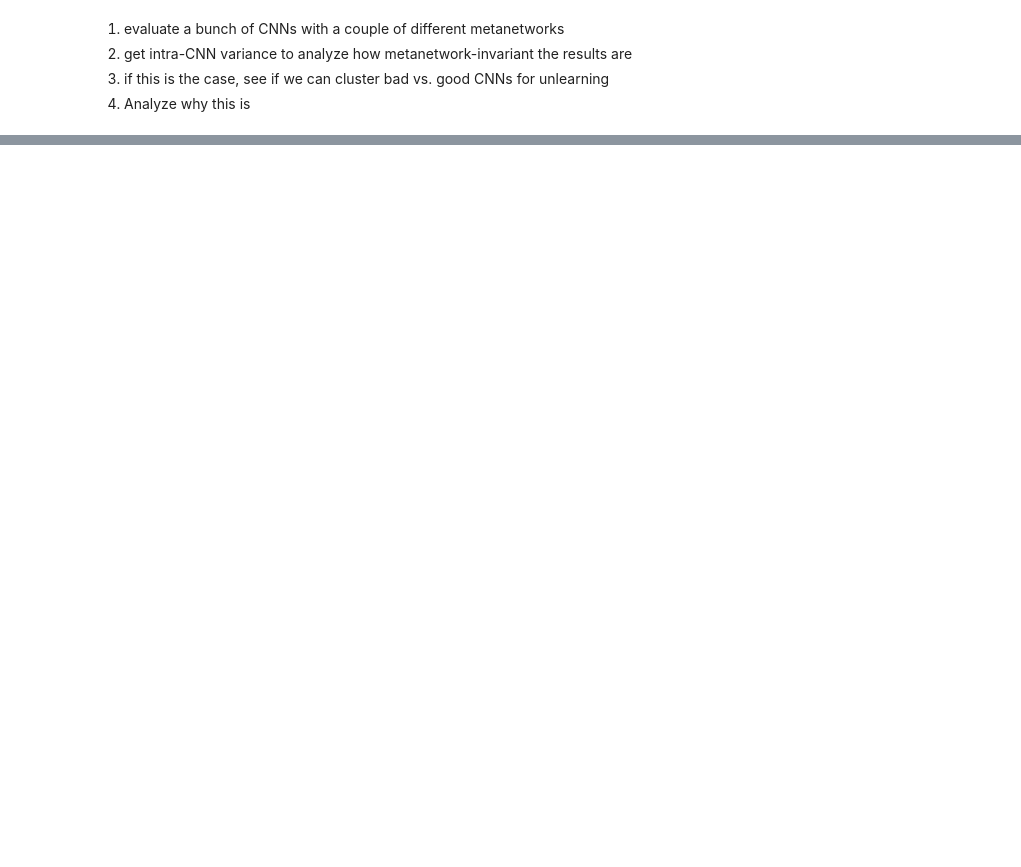
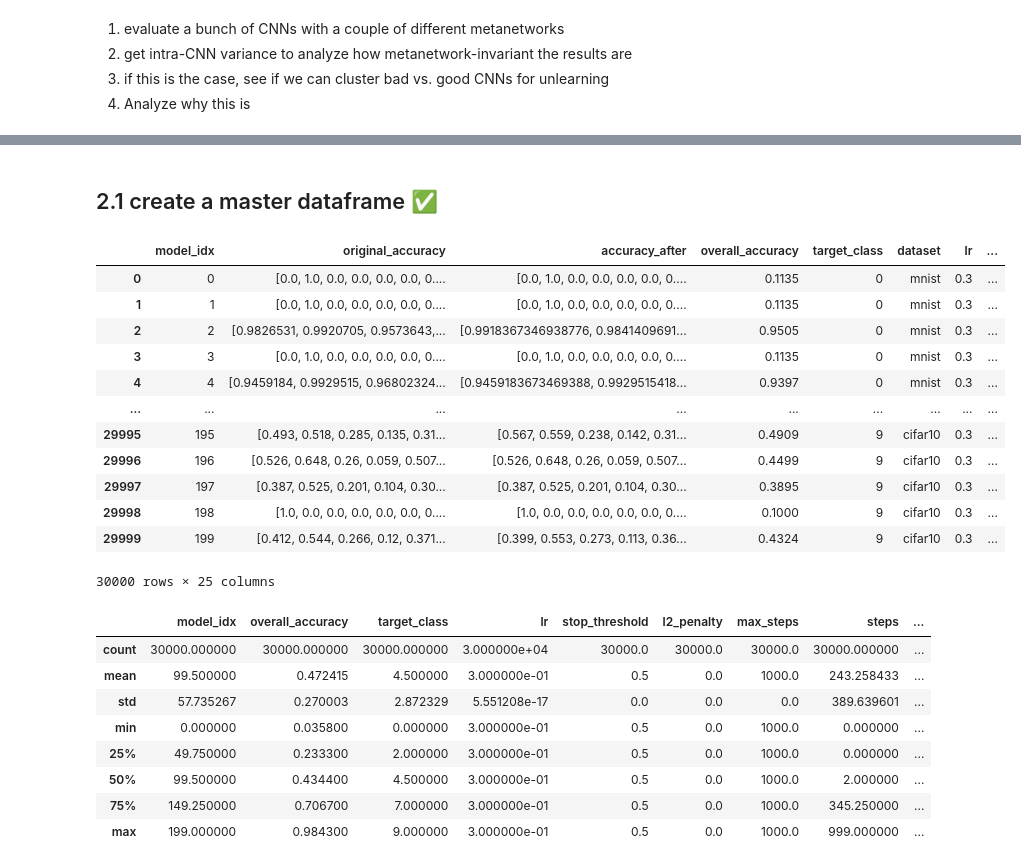
Before and after one commit to SimonIlic/WeightSpaceClassifier, a Jupyter notebook: notebooks/good_and_bad_CNNs.ipynb, the cells around one changed output, grey strips where cells are left out. Saved outputs shown, nothing was run; the diff lists cells and outputs as text; code cells hidden in the pictures; blank space fills up the shorter version.

```diff
--- a/notebooks/good_and_bad_CNNs.ipynb
+++ b/notebooks/good_and_bad_CNNs.ipynb
@@ -59,0 +113,55 @@ for dataset in datasets:
+# %% [markdown]
+## 2.1 create a master dataframe ✅
+# %%
+import pandas as pd
+import numpy as np
+import ast
+from cnn_surgery.utils import metrics
+
+datasets = ["mnist", "fashion_mnist", "cifar10"]
+
+master_df = pd.DataFrame()
+
+for dataset in datasets:
+    for i in range(5):
+        for j in range(10):
+            path = f"../experiments/good-bad/{dataset}_eval_results_meta_{i}_class_{j}.csv"
+            df = pd.read_csv(path)
+
+            # calculate metrics
+            df['max_difference'] = df.apply(lambda row: metrics.max_difference(ast.literal_eval(row['original_accuracy']), ast.literal_eval(row['accuracy_after']), row['target_class']), axis=1)
+            df['clipped_negative_mean_difference'] = df.apply(lambda row: metrics.clipped_negative_mean_difference(ast.literal_eval(row['original_accuracy']), ast.literal_eval(row['accuracy_after']), row['target_class']), axis=1)
+            #df['relative_clipped_negative_mean_difference'] = df.apply(lambda row: metrics.clipped_negative_mean_difference(ast.literal_eval(row['original_accuracy']), ast.literal_eval(row['accuracy_after']), row['target_class'], proportional=True), axis=1)
+            df['target_difference'] = df.apply(lambda row: metrics.target_difference(ast.literal_eval(row['original_accuracy']), ast.literal_eval(row['accuracy_after']), row['target_class']), axis=1)
+            df['mse_init_pred'] = df.apply(lambda row: ((np.array(ast.literal_eval(row['init_pred'])) - np.array(ast.literal_eval(row['original_accuracy'])))**2).mean(), axis=1)
+            df['metanetwork_idx'] = i
+            df['metanetwork_path'] = f"../models/good_bad_experiment_2/{dataset}_metanetwork_{i}.pt"
+            df['metanetwork_metrics_path'] = f"../models/good_bad_experiment_2/{dataset}_metanetwork_{i}_metrics.json"
+
+            master_df = pd.concat([master_df, df], ignore_index=True)
+
+display(master_df)
+master_df.describe()
+# %% [output]
+|  | model_idx | original_accuracy | accuracy_after | overall_accuracy | target_class | dataset | lr | ... |
+| 0 | 0 | [0.0, 1.0, 0.0, 0.0, 0.0, 0.0, 0.... | [0.0, 1.0, 0.0, 0.0, 0.0, 0.0, 0.... | 0.1135 | 0 | mnist | 0.3 | ... |
+| 1 | 1 | [0.0, 1.0, 0.0, 0.0, 0.0, 0.0, 0.... | [0.0, 1.0, 0.0, 0.0, 0.0, 0.0, 0.... | 0.1135 | 0 | mnist | 0.3 | ... |
+| 2 | 2 | [0.9826531, 0.9920705, 0.9573643,... | [0.9918367346938776, 0.9841409691... | 0.9505 | 0 | mnist | 0.3 | ... |
+| 3 | 3 | [0.0, 1.0, 0.0, 0.0, 0.0, 0.0, 0.... | [0.0, 1.0, 0.0, 0.0, 0.0, 0.0, 0.... | 0.1135 | 0 | mnist | 0.3 | ... |
+| 4 | 4 | [0.9459184, 0.9929515, 0.96802324... | [0.9459183673469388, 0.9929515418... | 0.9397 | 0 | mnist | 0.3 | ... |
+| ... | ... | ... | ... | ... | ... | ... | ... | ... |
+| 29995 | 195 | [0.493, 0.518, 0.285, 0.135, 0.31... | [0.567, 0.559, 0.238, 0.142, 0.31... | 0.4909 | 9 | cifar10 | 0.3 | ... |
+| 29996 | 196 | [0.526, 0.648, 0.26, 0.059, 0.507... | [0.526, 0.648, 0.26, 0.059, 0.507... | 0.4499 | 9 | cifar10 | 0.3 | ... |
+| 29997 | 197 | [0.387, 0.525, 0.201, 0.104, 0.30... | [0.387, 0.525, 0.201, 0.104, 0.30... | 0.3895 | 9 | cifar10 | 0.3 | ... |
+| 29998 | 198 | [1.0, 0.0, 0.0, 0.0, 0.0, 0.0, 0.... | [1.0, 0.0, 0.0, 0.0, 0.0, 0.0, 0.... | 0.1000 | 9 | cifar10 | 0.3 | ... |
+| 29999 | 199 | [0.412, 0.544, 0.266, 0.12, 0.371... | [0.399, 0.553, 0.273, 0.113, 0.36... | 0.4324 | 9 | cifar10 | 0.3 | ... |
+30000 rows × 25 columns
+|  | model_idx | overall_accuracy | target_class | lr | stop_threshold | l2_penalty | max_steps | steps | ... |
+| count | 30000.000000 | 30000.000000 | 30000.000000 | 3.000000e+04 | 30000.0 | 30000.0 | 30000.0 | 30000.000000 | ... |
+| mean | 99.500000 | 0.472415 | 4.500000 | 3.000000e-01 | 0.5 | 0.0 | 1000.0 | 243.258433 | ... |
+| std | 57.735267 | 0.270003 | 2.872329 | 5.551208e-17 | 0.0 | 0.0 | 0.0 | 389.639601 | ... |
+| min | 0.000000 | 0.035800 | 0.000000 | 3.000000e-01 | 0.5 | 0.0 | 1000.0 | 0.000000 | ... |
+| 25% | 49.750000 | 0.233300 | 2.000000 | 3.000000e-01 | 0.5 | 0.0 | 1000.0 | 0.000000 | ... |
+| 50% | 99.500000 | 0.434400 | 4.500000 | 3.000000e-01 | 0.5 | 0.0 | 1000.0 | 2.000000 | ... |
+| 75% | 149.250000 | 0.706700 | 7.000000 | 3.000000e-01 | 0.5 | 0.0 | 1000.0 | 345.250000 | ... |
+| max | 199.000000 | 0.984300 | 9.000000 | 3.000000e-01 | 0.5 | 0.0 | 1000.0 | 999.000000 | ... |
```
Also changed, not shown: parts of 7 cells of this notebook.
